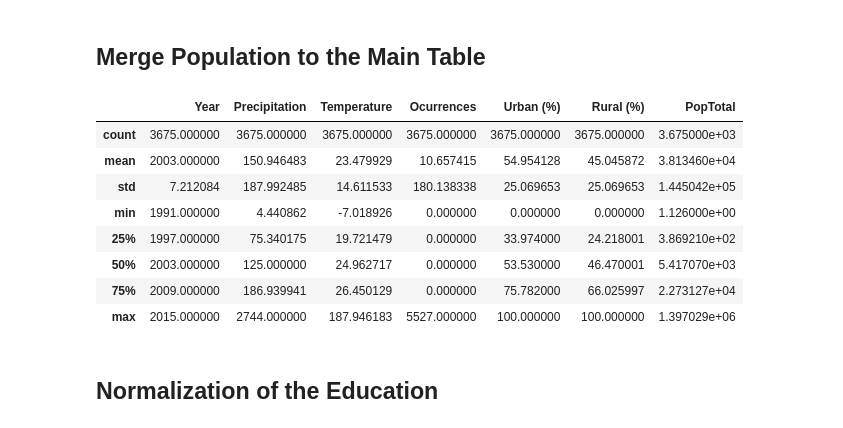
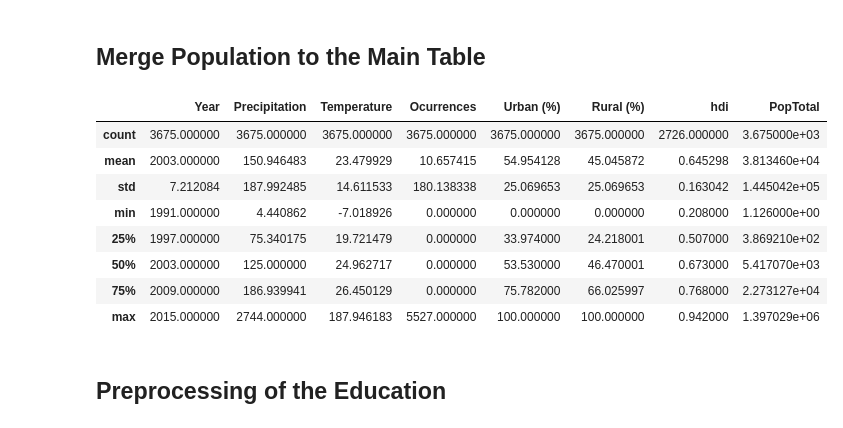
Before and after one commit to QuirkyDataScientist1978/project_dengue_fever, a Jupyter notebook: Final_Project_IP.ipynb, the cells around one changed output. Cells and saved outputs as stored; diff of their text form; code cells hidden in the pictures.

Commit message:
Education dataset added to the main table

```diff
--- a/Final_Project_IP.ipynb
+++ b/Final_Project_IP.ipynb
@@ -429,7 +429,7 @@ value       float64
 dtype: object
 # %%
 # Rename to the format of the other tables
-hdiAdj.rename(columns={'Code':'Country', 'variable':'Year', 'value':'hdi'}, inplace=True)
+hdiAdj.rename(columns={'Code':'Country', 'variable':'Year', 'value':'HDI'}, inplace=True)
 hdiAdj['Year'] = hdiAdj['Year'].astype(float)
 # %%
 # Select the timeframe of the main table
@@ -449,8 +449,8 @@ array(['ABW', 'AIA', 'ASM', 'BMU', 'COK', 'CYM', 'GLP', 'GUF', 'GUM',
        'PYF', 'REU', 'SOM', 'TKL', 'TUV', 'VGB', 'WLF', 'TWN'],
       dtype=object)
 # %%
-t= pd.merge(urban, hdiAdj,  how='left', left_on=['Country','Year'], right_on = ['Country','Year'])
-t.describe()
+data= pd.merge(urban, hdiAdj,  how='left', left_on=['Country','Year'], right_on = ['Country','Year'])
+data.describe()
 # %% [output]
 |  | Year | Precipitation | Temperature | Ocurrences | Urban (%) | Rural (%) | hdi |
 | count | 3675.000000 | 3675.000000 | 3675.000000 | 3675.000000 | 3675.000000 | 3675.000000 | 2726.000000 |
@@ -559,17 +559,17 @@ pop.describe()
 # %% [markdown]
 ## Merge Population to the Main Table
 # %%
-data= pd.merge(urban, pop,  how='left', left_on=['Country','Year'], right_on = ['Country','Year'])
+data= pd.merge(data, pop,  how='left', left_on=['Country','Year'], right_on = ['Country','Year'])
 data.describe()
 # %% [output]
-|  | Year | Precipitation | Temperature | Ocurrences | Urban (%) | Rural (%) | PopTotal |
-| count | 3675.000000 | 3675.000000 | 3675.000000 | 3675.000000 | 3675.000000 | 3675.000000 | 3.675000e+03 |
-| mean | 2003.000000 | 150.946483 | 23.479929 | 10.657415 | 54.954128 | 45.045872 | 3.813460e+04 |
-| std | 7.212084 | 187.992485 | 14.611533 | 180.138338 | 25.069653 | 25.069653 | 1.445042e+05 |
-| min | 1991.000000 | 4.440862 | -7.018926 | 0.000000 | 0.000000 | 0.000000 | 1.126000e+00 |
-| 25% | 1997.000000 | 75.340175 | 19.721479 | 0.000000 | 33.974000 | 24.218001 | 3.869210e+02 |
-| 50% | 2003.000000 | 125.000000 | 24.962717 | 0.000000 | 53.530000 | 46.470001 | 5.417070e+03 |
-| 75% | 2009.000000 | 186.939941 | 26.450129 | 0.000000 | 75.782000 | 66.025997 | 2.273127e+04 |
-| max | 2015.000000 | 2744.000000 | 187.946183 | 5527.000000 | 100.000000 | 100.000000 | 1.397029e+06 |
+|  | Year | Precipitation | Temperature | Ocurrences | Urban (%) | Rural (%) | hdi | PopTotal |
+| count | 3675.000000 | 3675.000000 | 3675.000000 | 3675.000000 | 3675.000000 | 3675.000000 | 2726.000000 | 3.675000e+03 |
+| mean | 2003.000000 | 150.946483 | 23.479929 | 10.657415 | 54.954128 | 45.045872 | 0.645298 | 3.813460e+04 |
+| std | 7.212084 | 187.992485 | 14.611533 | 180.138338 | 25.069653 | 25.069653 | 0.163042 | 1.445042e+05 |
+| min | 1991.000000 | 4.440862 | -7.018926 | 0.000000 | 0.000000 | 0.000000 | 0.208000 | 1.126000e+00 |
+| 25% | 1997.000000 | 75.340175 | 19.721479 | 0.000000 | 33.974000 | 24.218001 | 0.507000 | 3.869210e+02 |
+| 50% | 2003.000000 | 125.000000 | 24.962717 | 0.000000 | 53.530000 | 46.470001 | 0.673000 | 5.417070e+03 |
+| 75% | 2009.000000 | 186.939941 | 26.450129 | 0.000000 | 75.782000 | 66.025997 | 0.768000 | 2.273127e+04 |
+| max | 2015.000000 | 2744.000000 | 187.946183 | 5527.000000 | 100.000000 | 100.000000 | 0.942000 | 1.397029e+06 |
 # %% [markdown]
-## Normalization of the Education
+## Preprocessing of the Education
```
Also changed, not shown: parts of 18 cells of this notebook, 2 other files.
